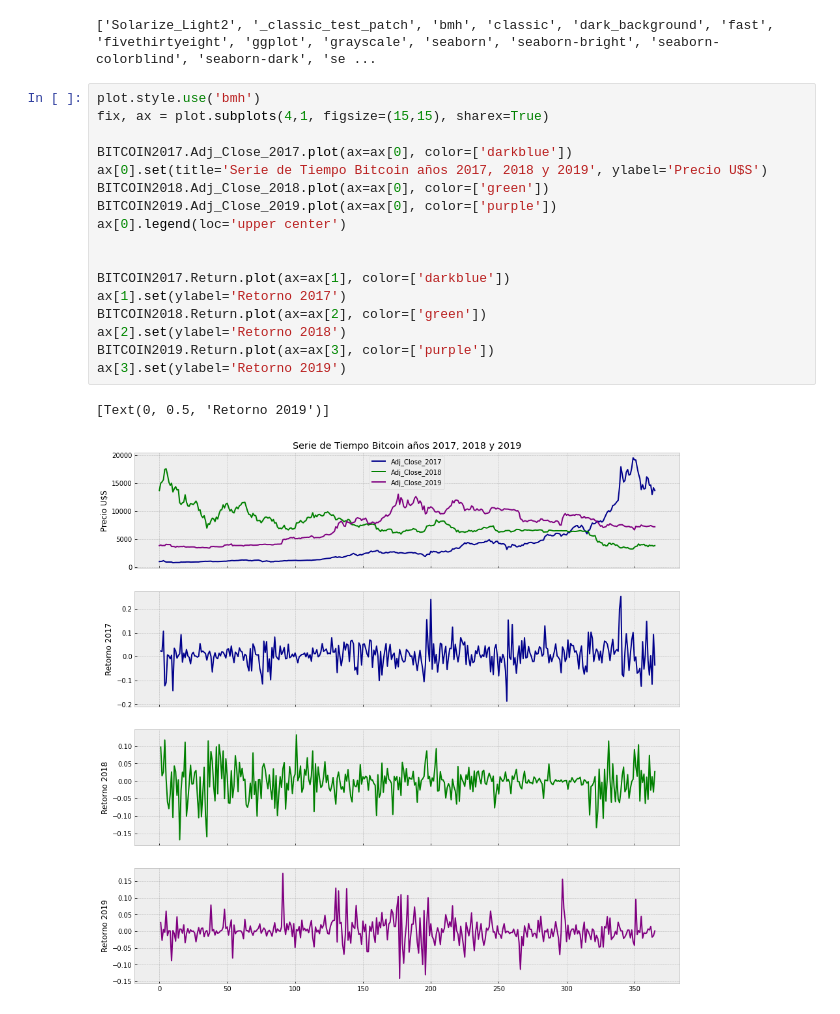
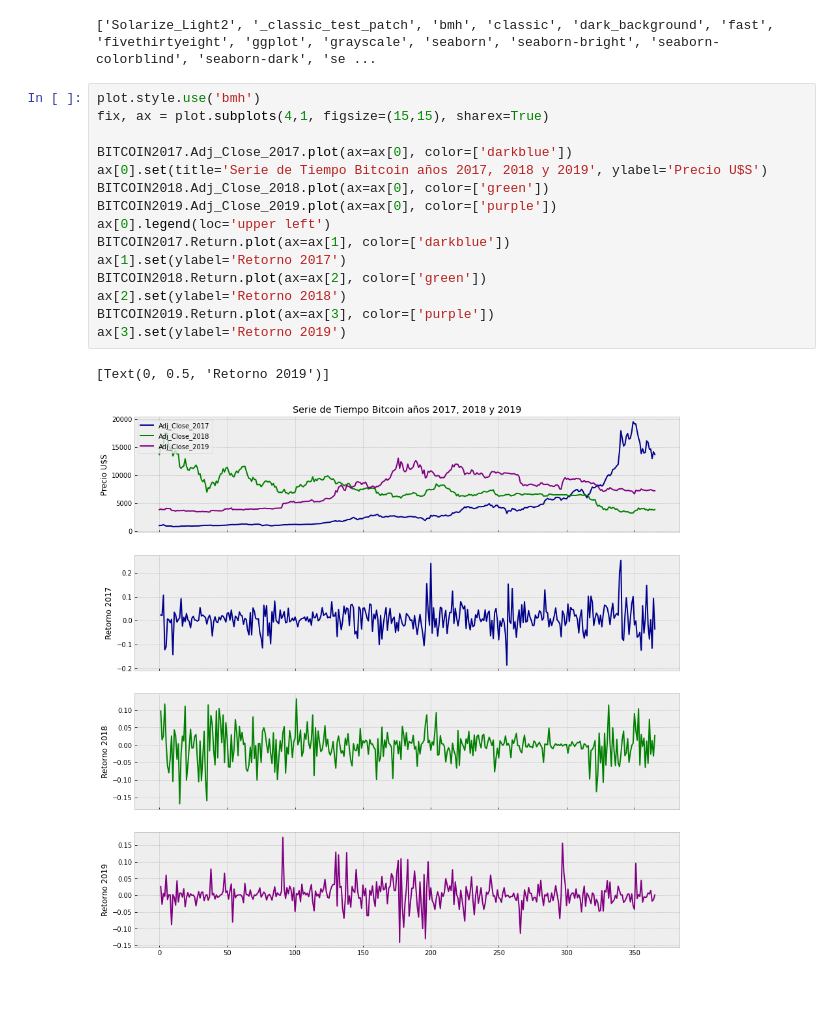
Before and after one commit to cristiandarioortegayubro/Google-Colaboratory-en-Ciencias-Economicas, a Jupyter notebook: Analisis_exploratorio_de_datos.ipynb, the cells around one changed output. Cells and saved outputs as stored; diff of their text form.

```diff
--- a/Analisis_exploratorio_de_datos.ipynb
+++ b/Analisis_exploratorio_de_datos.ipynb
@@ -206,20 +288,18 @@ print(plot.style.available)
 # %%
 plot.style.use('bmh')
 fix, ax = plot.subplots(4,1, figsize=(15,15), sharex=True)
 
 BITCOIN2017.Adj_Close_2017.plot(ax=ax[0], color=['darkblue'])
 ax[0].set(title='Serie de Tiempo Bitcoin años 2017, 2018 y 2019', ylabel='Precio U$S')
 BITCOIN2018.Adj_Close_2018.plot(ax=ax[0], color=['green'])
 BITCOIN2019.Adj_Close_2019.plot(ax=ax[0], color=['purple'])
-ax[0].legend(loc='upper center')
-
-
+ax[0].legend(loc='upper left')
 BITCOIN2017.Return.plot(ax=ax[1], color=['darkblue'])
 ax[1].set(ylabel='Retorno 2017')
 BITCOIN2018.Return.plot(ax=ax[2], color=['green'])
 ax[2].set(ylabel='Retorno 2018')
 BITCOIN2019.Return.plot(ax=ax[3], color=['purple'])
 ax[3].set(ylabel='Retorno 2019')
 # %% [output]
 [Text(0, 0.5, 'Retorno 2019')]
-[figure, old version]
+[figure, new version]
```
Also changed, not shown: parts of 11 cells of this notebook.
